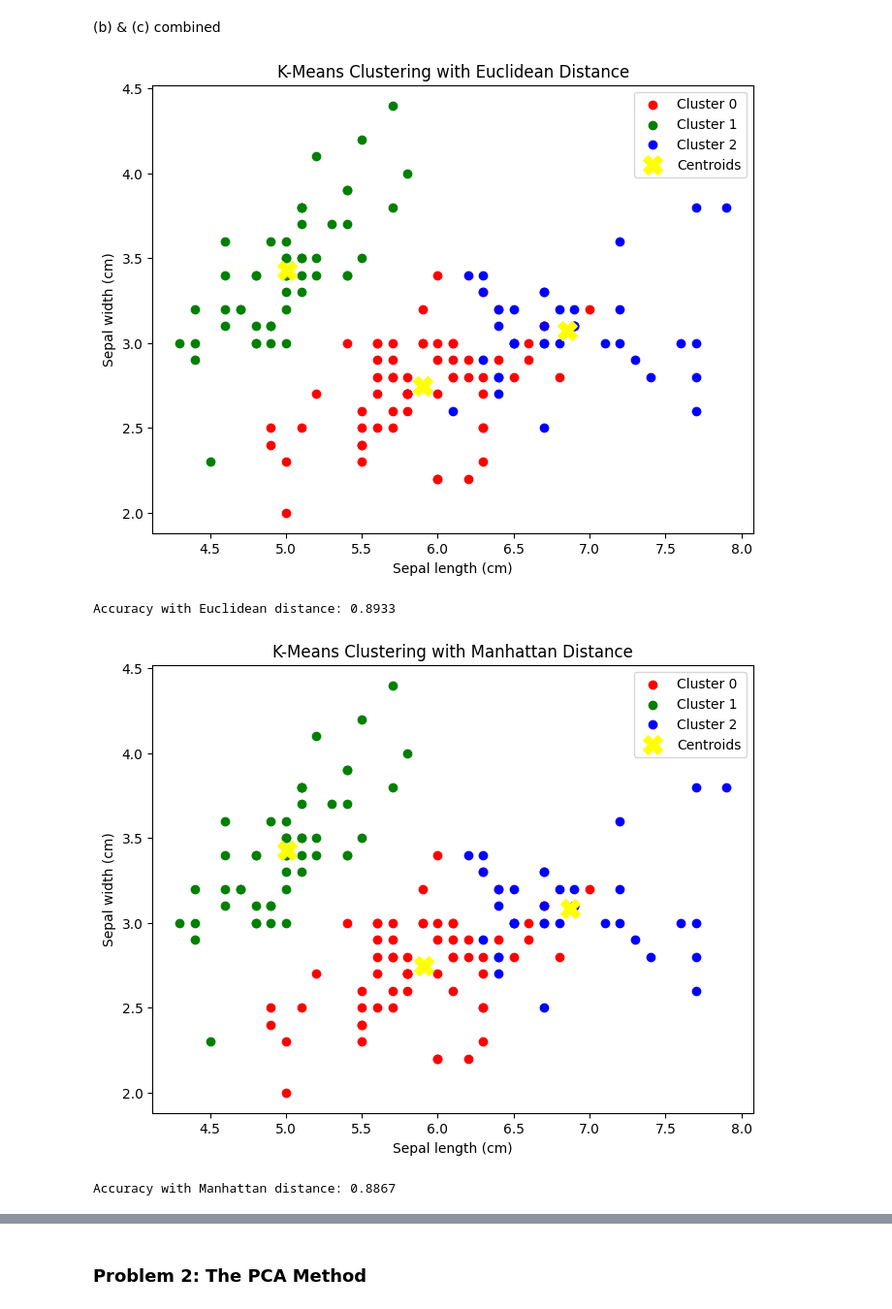
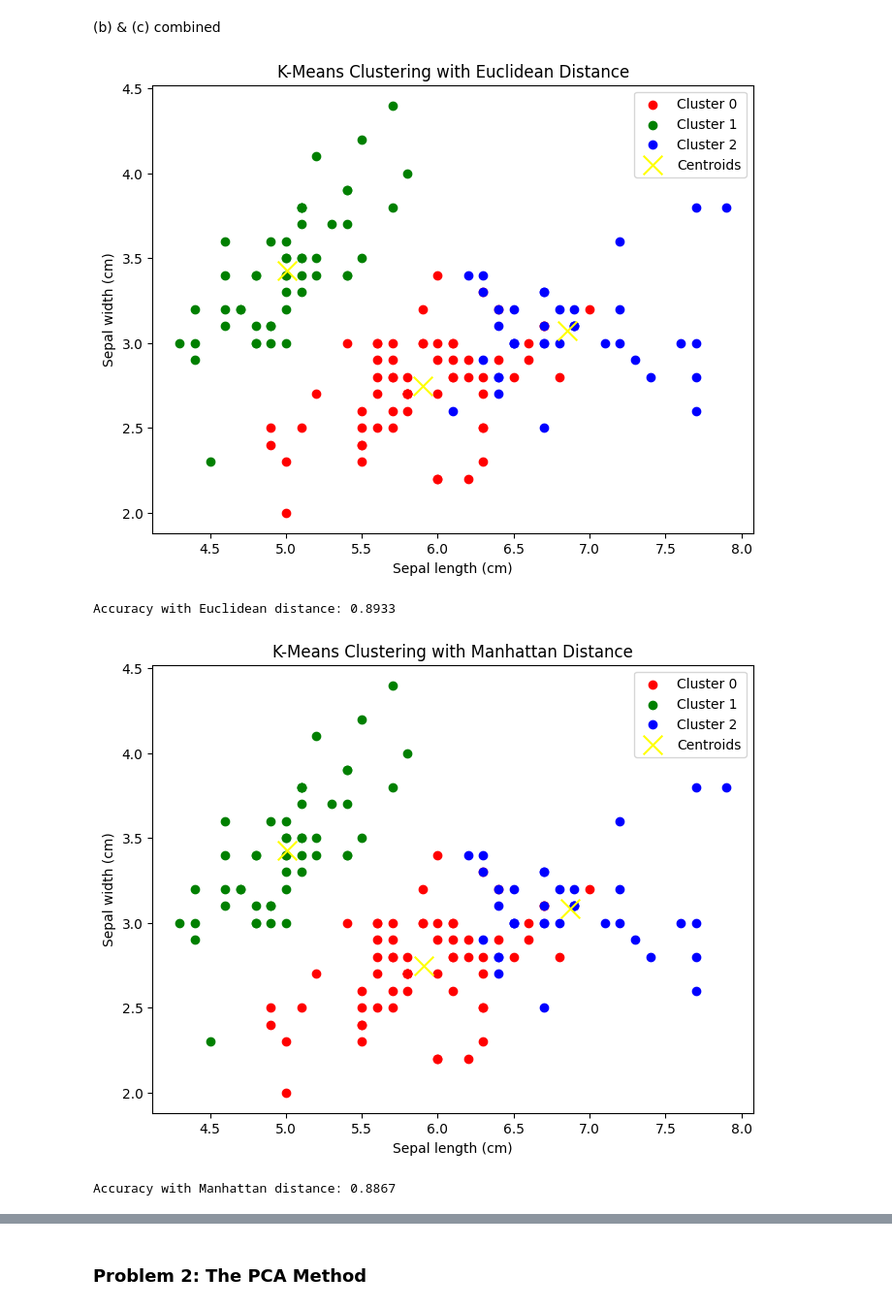
Before and after one commit to sherlockzhang18/ese417_machine_learning_intro, a Jupyter notebook: src/hw/hw5/hw5.ipynb, the cells around one changed output, grey strips where cells are left out. Shown: that part at 97% size. Drawn from its saved outputs; the diff is of its cells as text; code cells hidden in the pictures.

```diff
--- a/src/hw/hw5/hw5.ipynb
+++ b/src/hw/hw5/hw5.ipynb
@@ -8,15 +8,6 @@ from sklearn.datasets import load_iris
 from collections import Counter
 
 
-# Load the IRIS dataset
-iris = load_iris()
-X = iris.data  # Features
-y_true = iris.target  # True class labels
-feature_names = iris.feature_names
-target_names = iris.target_names
-
-
-# Define distance functions
 def euclidean_distance(a, b):
     return np.linalg.norm(a - b, axis=1)
 
@@ -27,29 +18,29 @@ def chebyshev_distance(a, b):
     return np.max(np.abs(a - b), axis=1)
 
 
-# Implement K-means clustering
-def k_means(X, K, distance_metric='euclidean', max_iters=100):
-    # Initialize centroids randomly from the dataset
+iris = load_iris()
+x = iris.data
+y_true = iris.target
+feature_names = iris.feature_names
+target_names = iris.target_names
+
+
+def k_means(x, K, distance_metric='euclidean', max_iters=100):
     np.random.seed(42)
-    centroids = X[np.random.choice(range(len(X)), K, replace=False)]
+    centroids = x[np.random.choice(range(len(x)), K, replace=False)]
 
     for _ in range(max_iters):
-        # Compute distances and assign clusters
         if distance_metric == 'euclidean':
-            distances = np.array([euclidean_distance(X, centroid) for centroid in centroids])
+            distances = np.array([euclidean_distance(x, centroid) for centroid in centroids])
         elif distance_metric == 'manhattan':
-            distances = np.array([manhattan_distance(X, centroid) for centroid in centroids])
+            distances = np.array([manhattan_distance(x, centroid) for centroid in centroids])
         elif distance_metric == 'chebyshev':
-            distances = np.array([chebyshev_distance(X, centroid) for centroid in centroids])
-        else:
-            raise ValueError("Unsupported distance metric.")
+            distances = np.array([chebyshev_distance(x, centroid) for centroid in centroids])
 
         cluster_labels = np.argmin(distances, axis=0)
 
-        # Update centroids
-        new_centroids = np.array([X[cluster_labels == k].mean(axis=0) for k in range(K)])
+        new_centroids = np.array([x[cluster_labels == k].mean(axis=0) for k in range(K)])
 
-        # Check for convergence
         if np.allclose(centroids, new_centroids):
             break
         centroids = new_centroids
@@ -59,40 +50,39 @@ def k_means(X, K, distance_metric='euclidean', max_iters=100):
 <div style="page-break-after: always;"></div>
 (b) & (c) combined
 # %%
-# Run K-means with different distance metrics
 K = 3
 distance_metrics = ['euclidean', 'manhattan', 'chebyshev']
 
 for metric in distance_metrics:
-    cluster_labels, centroids = k_means(X, K, distance_metric=metric)
+    cluster_labels, centroids = k_means(x, K, distance_metric=metric)
 
     # Visualization on the first two features
     plt.figure(figsize=(8, 6))
     colors = ['r', 'g', 'b']
     for k in range(K):
-        cluster = X[cluster_labels == k]
+        cluster = x[cluster_labels == k]
         plt.scatter(cluster[:, 0], cluster[:, 1], c=colors[k], label=f'Cluster {k}')
-    plt.scatter(centroids[:, 0], centroids[:, 1], s=200, c='yellow', marker='X', label='Centroids')
+    plt.scatter(centroids[:, 0], centroids[:, 1], s=200, c='yellow', marker='x', label='Centroids')
     plt.title(f'K-Means Clustering with {metric.capitalize()} Distance')
     plt.xlabel(feature_names[0].capitalize())
     plt.ylabel(feature_names[1].capitalize())
     plt.legend()
     plt.show()
 
     # Evaluate accuracy
     # Map cluster labels to true labels
     label_mapping = {}
     for k in range(K):
         true_labels = y_true[cluster_labels == k]
         if len(true_labels) == 0:
             continue
         most_common = Counter(true_labels).most_common(1)[0][0]
         label_mapping[k] = most_common
     predicted_labels = np.array([label_mapping[label] for label in cluster_labels])
     accuracy = np.mean(predicted_labels == y_true)
     print(f'Accuracy with {metric.capitalize()} distance: {accuracy:.4f}')
 # %% [output]
-[figure, old version]
+[figure, new version]
 Accuracy with Euclidean distance: 0.8933
-[figure, old version]
+[figure, new version]
 Accuracy with Manhattan distance: 0.8867
```
Also changed, not shown: parts of 2 cells of this notebook.
